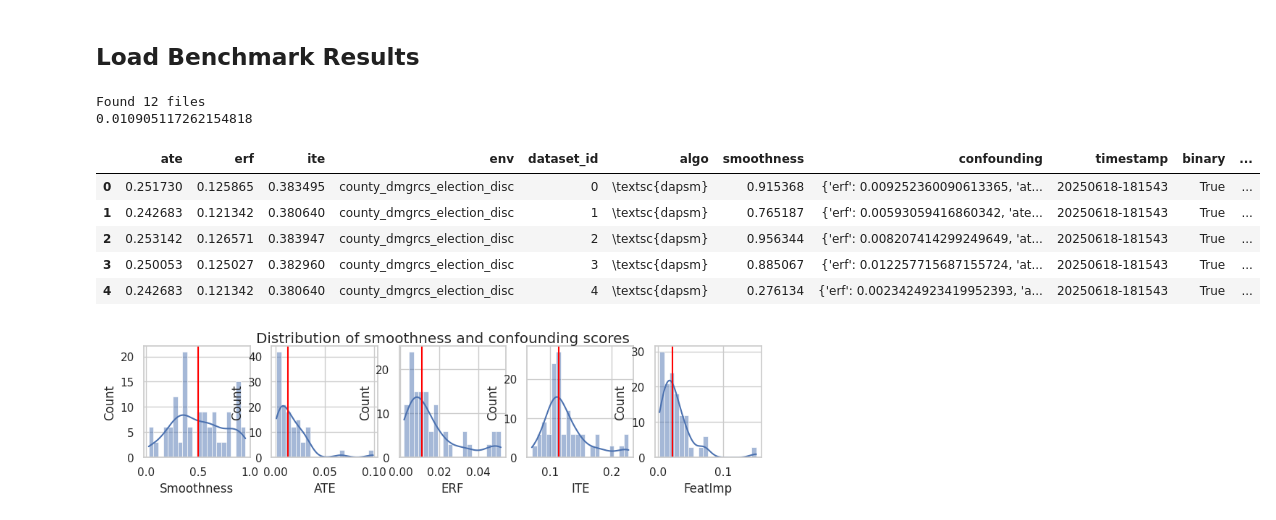
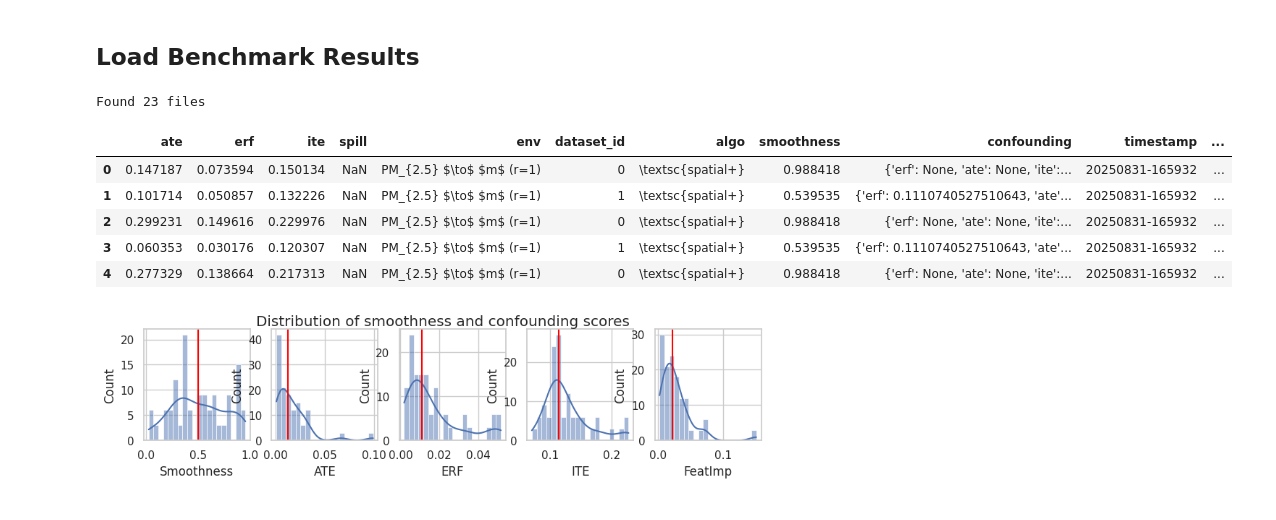
Before and after one commit to moprescu/Spatial-CI, a Jupyter notebook: benchmarks/leaderboard-Copy1.ipynb, the cells around one changed output. Cells and saved outputs as stored; diff of their text form; code cells hidden in the pictures.

```diff
--- a/benchmarks/leaderboard-Copy1.ipynb
+++ b/benchmarks/leaderboard-Copy1.ipynb
@@ -15,62 +16,87 @@ pd.set_option('display.max_rows', None)
 ## Load Benchmark Results
 # %%
 algomap = {
-    # "spatial": "\\textsc{spatial}",
+    "spatial": "\\textsc{spatial}",
     "spatialplus": "\\textsc{spatial+}",
     "gcn": "\\textsc{gcnn}",
     "dapsm": "\\textsc{dapsm}",
     # "ols": "\\textsc{ols}",
     # "gmerror": "\\textsc{gmerror}",
-    # "s2sls-lag1": "\\textsc{s2sls-lag1}",
+    "s2sls-lag1": "\\textsc{s2sls-lag1}",
     # "s2sls-lag2": "\\textsc{s2sls-lag2}",
     # "xgboost": "\\textsc{xgboost}",
+    "deconfounder_r0": "\\textsc{deconfounder (r=0)}",
+    "deconfounder_r1": "\\textsc{deconfounder (r=1)}",
+    "deconfounder_r2": "\\textsc{deconfounder (r=2)}",
+}
+
+envmap = {
+    "pm25grid_rad1_so4_pm_disc": r"SO_{4} $\to$ PM_{2.5} (r=1)",
+    "pm25grid_rad2_so4_pm_disc":r"SO_{4} $\to$ PM_{2.5} (r=2)",
+    "small_healthdgrid_rad1_pollutn_mortality_disc": r"(small) PM_{2.5} $\to$ $m$ (r=1)",
+    "small_healthdgrid_rad1_pollutn_mortality_disc": r"(small) PM_{2.5} $\to$ $m$ (r=1)",
+    "healthdgrid_rad1_pollutn_mortality_disc": r"PM_{2.5} $\to$ $m$ (r=1)",
+    "healthdgrid_rad2_pollutn_mortality_disc": r"PM_{2.5} $\to$ $m$ (r=2)",
+}
+
+varmap = {
+    "value_nh4": r"NH_4",
+    "value_oc": r"OC",
+    "gmet_mean_summer_sph": r"$q_{\text{summer}}$",
+    "cs_population_density": r"$\rho_{\text{pop}}$",
 }
 
 directory_path = "results"
 file_list = glob.glob("**/*.jsonl", root_dir=directory_path, recursive=True)
+file_list = [file for file in file_list if "rad" in file]
 print(f"Found {len(file_list)} files")
+
 
 results = []
 for file in file_list:
-    with jsonlines.open(f"{directory_path}/{file}", "r") as reader:
-        results.extend(list(reader))
+    with open(f"{directory_path}/{file}", "r") as f:
+        for line in f:
+            fixed = line.replace("NaN", "null")
+            results.append(json.loads(fixed))
 
 results = pd.DataFrame(results)
 
 results = (
     results
     .assign(confounding_erf=[x["erf"] for x in results["confounding"]])
     .assign(confounding_ate=[x["ate"] for x in results["confounding"]])
     .assign(confounding_ite=[x["ite"] for x in results["confounding"]])
     .assign(confounding_importance=[x["importance"] for x in results["confounding"]])
     # .query("algo != 's2sls-lag2' and algo != 'xgboost'")
     .assign(algo=results.algo.map(algomap))
+    .assign(env=results.env.map(envmap))
+    .assign(miss=results.miss.map(varmap))
 )
 smooth_thrsh= results.smoothness.median()
 conf_erf_thrsh = np.nanquantile(results.confounding_erf, 0.5)
-print(conf_erf_thrsh)
+
 conf_erf_thrsh = 0.03
 conf_ate_thrsh = np.nanquantile(results.confounding_ate, 0.5)
 conf_ite_thrsh = np.nanquantile(results.confounding_ite, 0.5)
 conf_imp_thrsh = np.nanquantile(results.confounding_importance, 0.5)
 results = (
     results
     .assign(smooth_level=["high" if x > smooth_thrsh else "low" for x in results["smoothness"]])
     .assign(conf_ate_level=["high" if x > conf_ate_thrsh else "low" for x in results["confounding_ate"]])
     .assign(conf_erf_level=["high" if x > conf_erf_thrsh else "low" for x in results["confounding_erf"]])
     .assign(conf_ite_level=["high" if x > conf_ite_thrsh else "low" for x in results["confounding_ite"]])
     .assign(conf_imp_level=["high" if x > conf_imp_thrsh else "low" for x in results["confounding_importance"]])
 )
+results = results.fillna(value=np.nan)
 results.head()
 # %% [output]
-Found 12 files
-0.010905117262154818
+Found 23 files
-|  | ate | erf | ite | env | dataset_id | algo | smoothness | confounding | timestamp | binary | ... |
-| 0 | 0.251730 | 0.125865 | 0.383495 | county_dmgrcs_election_disc | 0 | \textsc{dapsm} | 0.915368 | {'erf': 0.009252360090613365, 'at... | 20250618-181543 | True | ... |
-| 1 | 0.242683 | 0.121342 | 0.380640 | county_dmgrcs_election_disc | 1 | \textsc{dapsm} | 0.765187 | {'erf': 0.00593059416860342, 'ate... | 20250618-181543 | True | ... |
-| 2 | 0.253142 | 0.126571 | 0.383947 | county_dmgrcs_election_disc | 2 | \textsc{dapsm} | 0.956344 | {'erf': 0.008207414299249649, 'at... | 20250618-181543 | True | ... |
-| 3 | 0.250053 | 0.125027 | 0.382960 | county_dmgrcs_election_disc | 3 | \textsc{dapsm} | 0.885067 | {'erf': 0.012257715687155724, 'at... | 20250618-181543 | True | ... |
-| 4 | 0.242683 | 0.121342 | 0.380640 | county_dmgrcs_election_disc | 4 | \textsc{dapsm} | 0.276134 | {'erf': 0.0023424923419952393, 'a... | 20250618-181543 | True | ... |
+|  | ate | erf | ite | spill | env | dataset_id | algo | smoothness | confounding | timestamp | ... |
+| 0 | 0.147187 | 0.073594 | 0.150134 | NaN | PM_{2.5} $\to$ $m$ (r=1) | 0 | \textsc{spatial+} | 0.988418 | {'erf': None, 'ate': None, 'ite':... | 20250831-165932 | ... |
+| 1 | 0.101714 | 0.050857 | 0.132226 | NaN | PM_{2.5} $\to$ $m$ (r=1) | 1 | \textsc{spatial+} | 0.539535 | {'erf': 0.1110740527510643, 'ate'... | 20250831-165932 | ... |
+| 2 | 0.299231 | 0.149616 | 0.229976 | NaN | PM_{2.5} $\to$ $m$ (r=1) | 0 | \textsc{spatial+} | 0.988418 | {'erf': None, 'ate': None, 'ite':... | 20250831-165932 | ... |
+| 3 | 0.060353 | 0.030176 | 0.120307 | NaN | PM_{2.5} $\to$ $m$ (r=1) | 1 | \textsc{spatial+} | 0.539535 | {'erf': 0.1110740527510643, 'ate'... | 20250831-165932 | ... |
+| 4 | 0.277329 | 0.138664 | 0.217313 | NaN | PM_{2.5} $\to$ $m$ (r=1) | 0 | \textsc{spatial+} | 0.988418 | {'erf': None, 'ate': None, 'ite':... | 20250831-165932 | ... |
 # %%
 # visualize smoothness and confounding distrib
 sns.set_theme(style="whitegrid")
```
Also changed, not shown: parts of 4 cells of this notebook, 20 other files.
